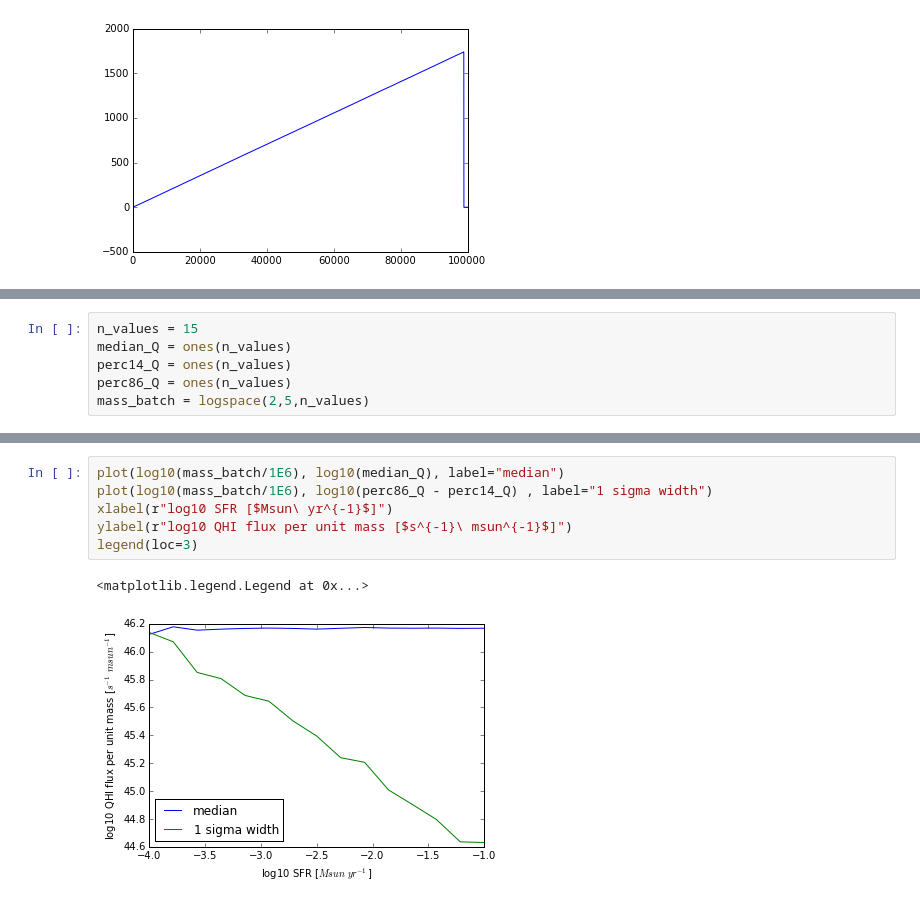
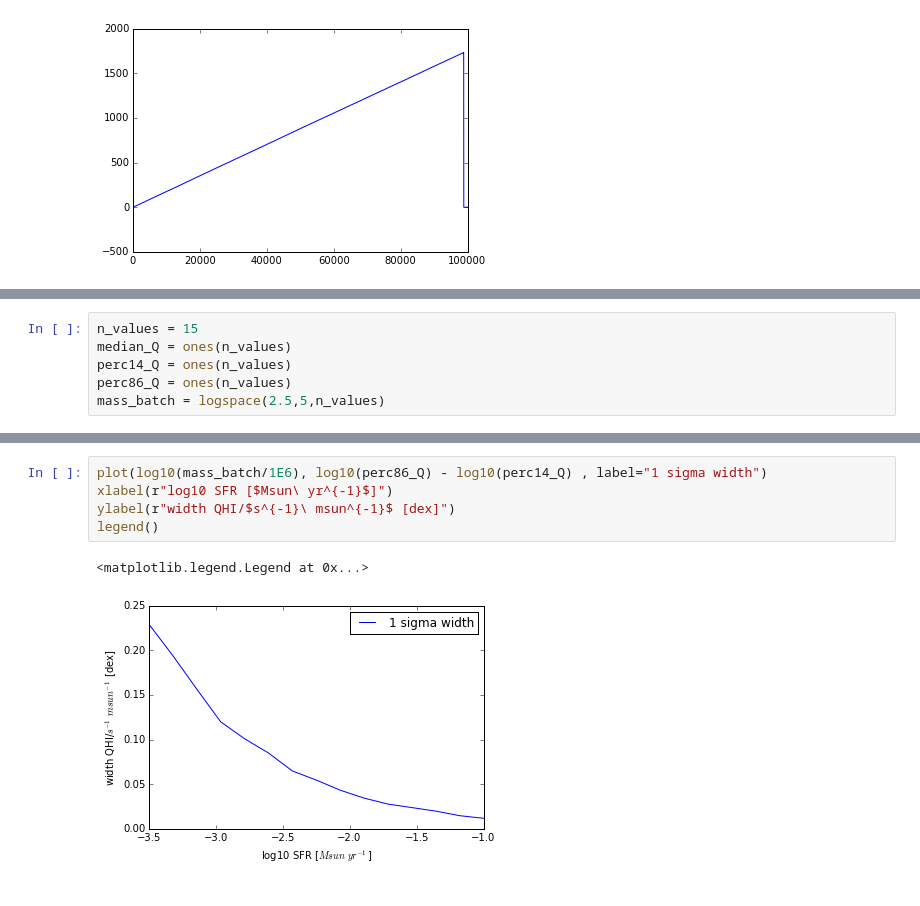
Before and after one commit to astroandes/SimpleStochasticity, a Jupyter notebook: src/simple.ipynb, the cells around one changed output, grey strips where cells are left out. Cells and saved outputs as stored; diff of their text form.

Commit message:
width + median

```diff
--- a/src/simple.ipynb
+++ b/src/simple.ipynb
@@ -200,7 +200,7 @@ n_values = 15
 median_Q = ones(n_values)
 perc14_Q = ones(n_values)
 perc86_Q = ones(n_values)
-mass_batch = logspace(2,5,n_values)
+mass_batch = logspace(2.5,5,n_values)
 # %%
 for i in arange(n_values):
     median_Q[i], perc14_Q[i], perc86_Q[i] = make_median_and_sigma(solar_mass_batch=mass_batch[i])
@@ -207,9 +223,8 @@ for i in arange(n_values):
 # %%
-plot(log10(mass_batch/1E6), log10(median_Q), label="median")
-plot(log10(mass_batch/1E6), log10(perc86_Q - perc14_Q) , label="1 sigma width")
+plot(log10(mass_batch/1E6), log10(perc86_Q) - log10(perc14_Q) , label="1 sigma width")
 xlabel(r"log10 SFR [$Msun\ yr^{-1}$]")
-ylabel(r"log10 QHI flux per unit mass [$s^{-1}\ msun^{-1}$]")
-legend(loc=3)
+ylabel(r"width QHI/$s^{-1}\ msun^{-1}$ [dex]")
+legend()
 # %% [output]
 <matplotlib.legend.Legend at 0x...>
-[figure, old version]
+[figure, new version]
```
Also changed, not shown: parts of 9 cells of this notebook.
